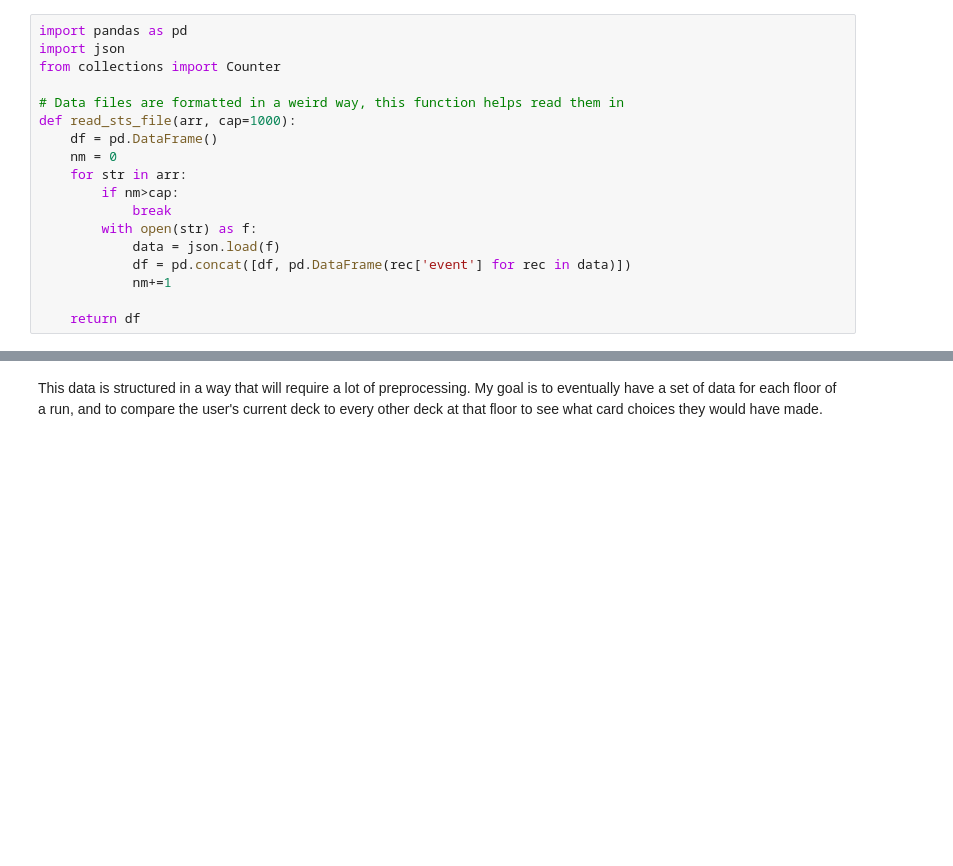
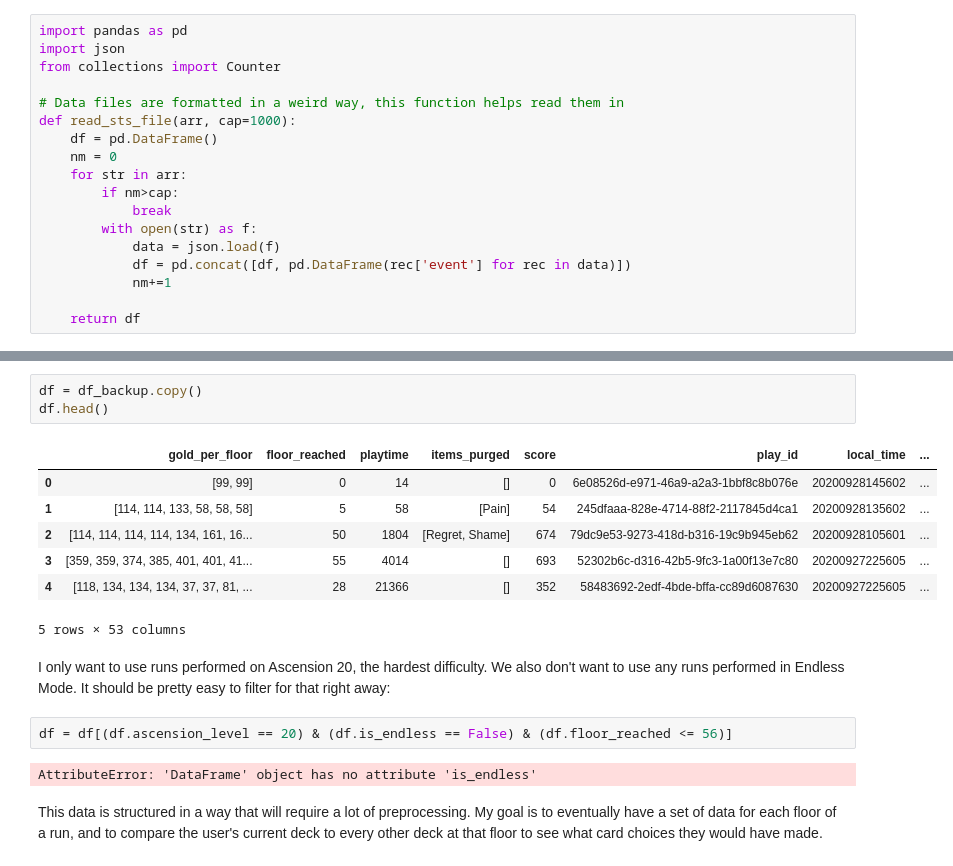
Before and after one commit to charpath/sts-recommender, a Jupyter notebook: preprocessing.ipynb, the cells around one changed output, grey strips where cells are left out. Cells and saved outputs as stored; diff of their text form; blank space fills up the shorter version.

```diff
--- a/preprocessing.ipynb
+++ b/preprocessing.ipynb
@@ -32,3 +26,20 @@ df.head()
+# %%
+df = df_backup.copy()
+df.head()
+# %% [output]
+|  | gold_per_floor | floor_reached | playtime | items_purged | score | play_id | local_time | ... |
+| 0 | [99, 99] | 0 | 14 | [] | 0 | 6e08526d-e971-46a9-a2a3-1bbf8c8b076e | 20200928145602 | ... |
+| 1 | [114, 114, 133, 58, 58, 58] | 5 | 58 | [Pain] | 54 | 245dfaaa-828e-4714-88f2-2117845d4ca1 | 20200928135602 | ... |
+| 2 | [114, 114, 114, 114, 134, 161, 16... | 50 | 1804 | [Regret, Shame] | 674 | 79dc9e53-9273-418d-b316-19c9b945eb62 | 20200928105601 | ... |
+| 3 | [359, 359, 374, 385, 401, 401, 41... | 55 | 4014 | [] | 693 | 52302b6c-d316-42b5-9fc3-1a00f13e7c80 | 20200927225605 | ... |
+| 4 | [118, 134, 134, 134, 37, 37, 81, ... | 28 | 21366 | [] | 352 | 58483692-2edf-4bde-bffa-cc89d6087630 | 20200927225605 | ... |
+5 rows × 53 columns
+# %% [markdown]
+I only want to use runs performed on Ascension 20, the hardest difficulty. We also don't want to use any runs performed in Endless Mode. It should be pretty easy to filter for that right away:
+# %%
+df = df[(df.ascension_level == 20) & (df.is_endless == False) & (df.floor_reached <= 56)]
+# %% [output]
+AttributeError: 'DataFrame' object has no attribute 'is_endless'
 # %% [markdown]
 This data is structured in a way that will require a lot of preprocessing. My goal is to eventually have a set of data for each floor of a run, and to compare the user's current deck to every other deck at that floor to see what card choices they would have made.
 # %%
```
Also changed, not shown: parts of 12 cells of this notebook.
